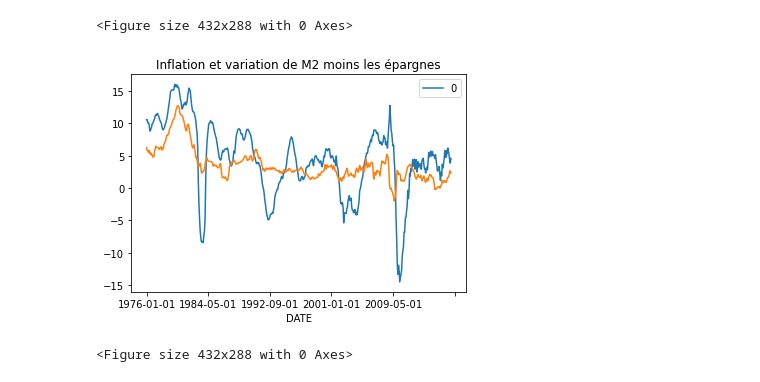
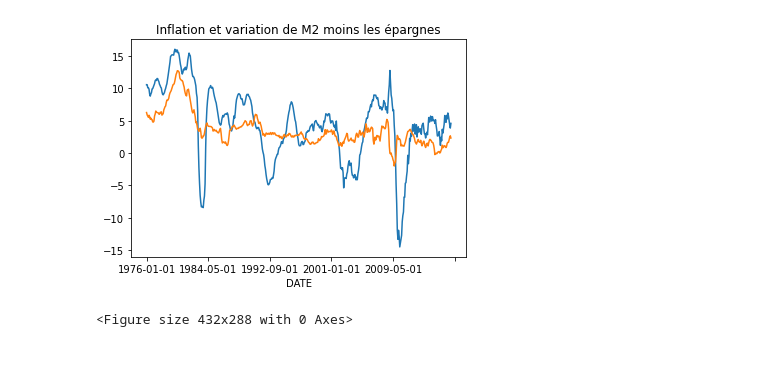
Before and after one commit to felipe-fp/corcovado, a Jupyter notebook: M2_Savings_analysis.ipynb, the cells around one changed output. Cells and saved outputs as stored; diff of their text form; code cells hidden in the pictures.

```diff
--- a/M2_Savings_analysis.ipynb
+++ b/M2_Savings_analysis.ipynb
@@ -37,16 +37,15 @@ inflation.astype(dtype = 'float')
 rapport.astype(dtype = 'float')
 delta_difference.astype(dtype = 'float')
 
-delta_difference.columns=['0']
+delta_difference.columns=['M2_less_savings']
 # %%
 plt.figure()
-delta_difference.plot()
+delta_difference['M2_less_savings'].plot()
 inflation['delta'].plot()
 plt.title('Inflation et variation de M2 moins les épargnes')
 plt.show()
 # %% [output]
-<Figure size 432x288 with 0 Axes>
-[figure, old version]
+[figure, new version]
 # %%
 plt.figure()
 rapport.plot()
```
Also changed, not shown: parts of 3 cells of this notebook, 6 other files.
